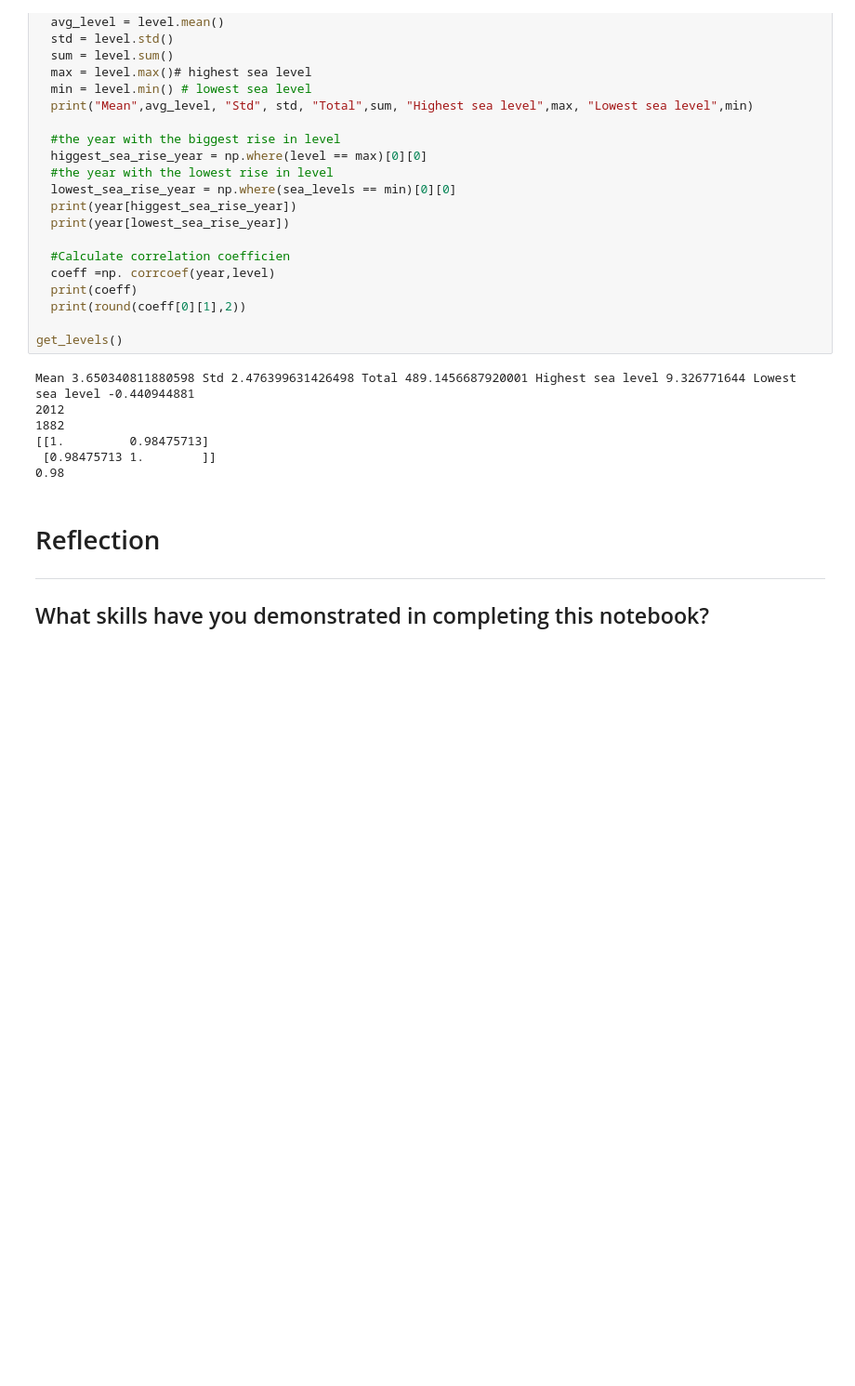
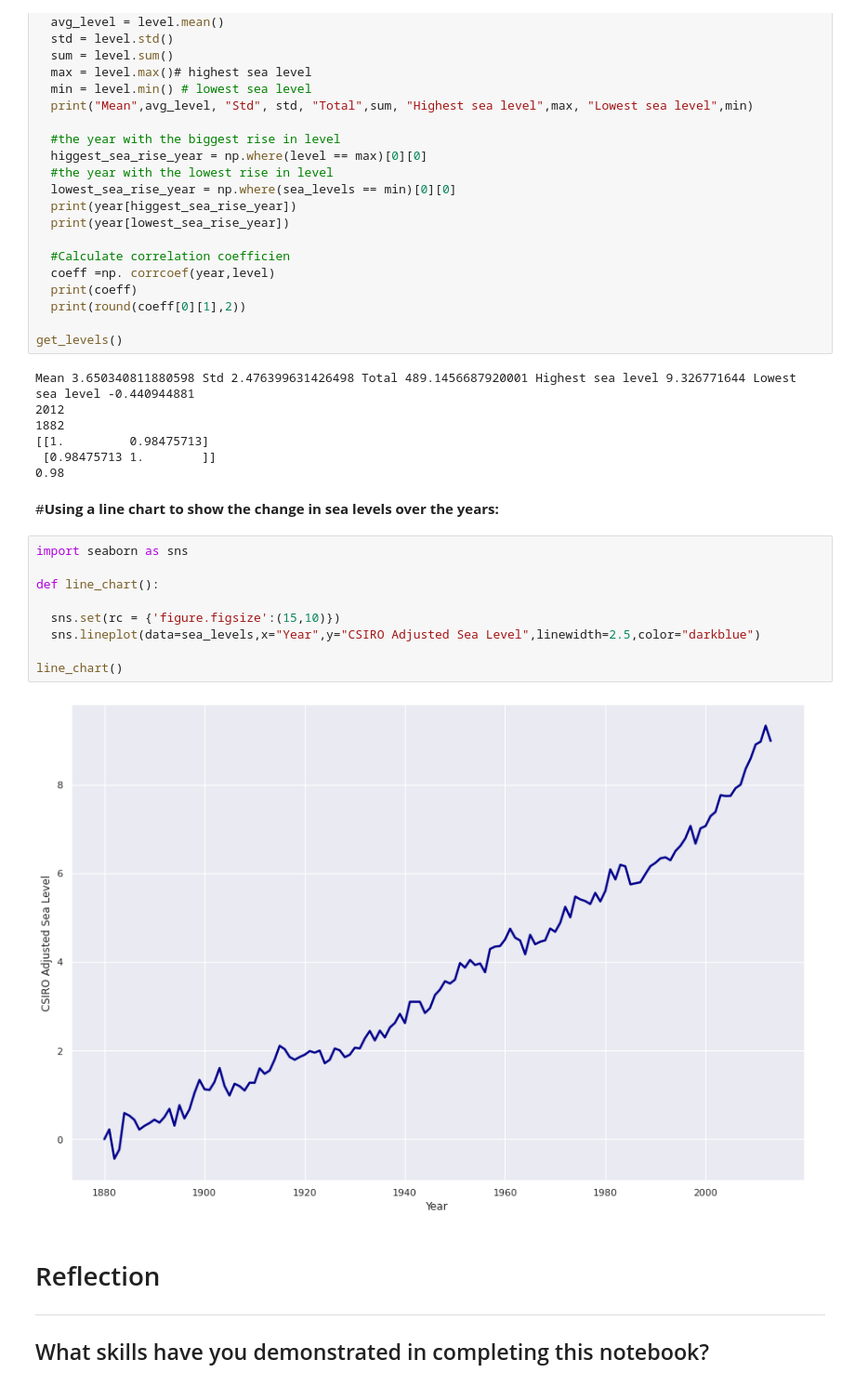
Before and after one commit to CharlieWavra/Python-Fundamentals, a Jupyter notebook: Projects/Sea_Level_Project.ipynb, the cells around one changed output. Shown: that part at 93% size. Drawn from its saved outputs; the diff is of its cells as text; blank space fills up the shorter version.

```diff
--- a/Projects/Sea_Level_Project.ipynb
+++ b/Projects/Sea_Level_Project.ipynb
@@ -104,6 +104,19 @@ Mean 3.650340811880598 Std 2.476399631426498 Total 489.1456687920001 Highest sea
 [[1.         0.98475713]
  [0.98475713 1.        ]]
 0.98
+# %% [markdown]
+#**Using a line chart to show the change in sea levels over the years:**
+# %%
+import seaborn as sns
+
+def line_chart():
+
+  sns.set(rc = {'figure.figsize':(15,10)})
+  sns.lineplot(data=sea_levels,x="Year",y="CSIRO Adjusted Sea Level",linewidth=2.5,color="darkblue")
+
+line_chart()
+# %% [output]
+[figure, added]
 # %% [markdown]
 # Reflection
 ----
```
Also changed, not shown: parts of 4 cells of this notebook.
